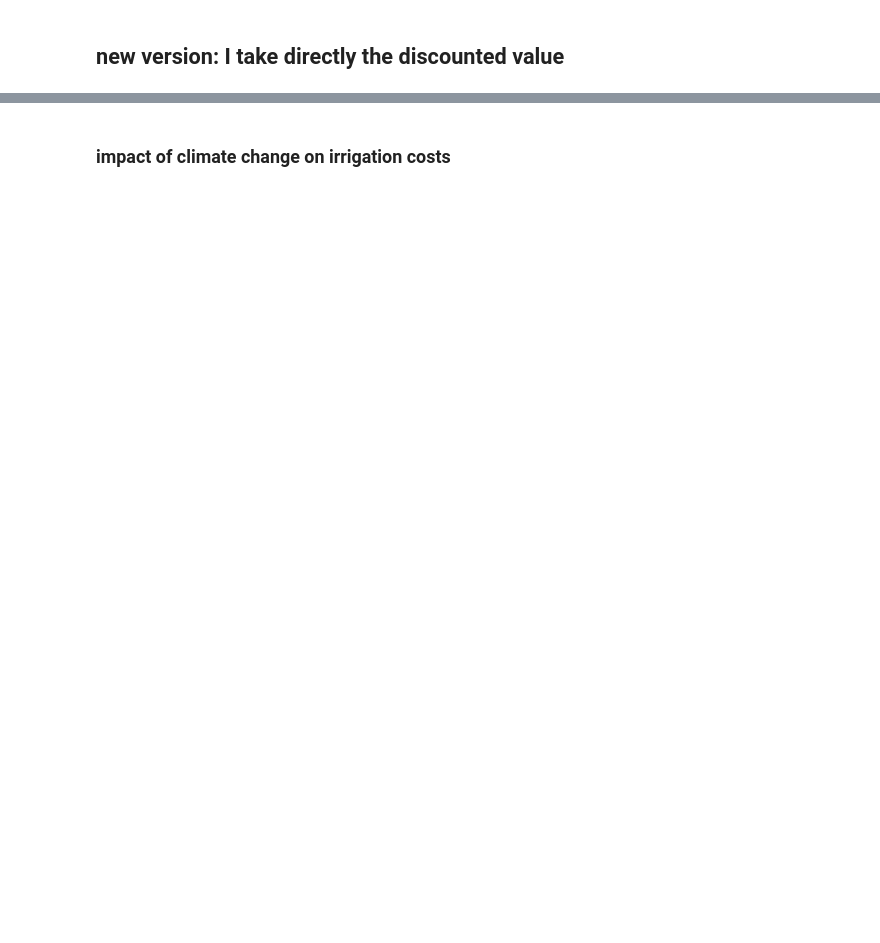
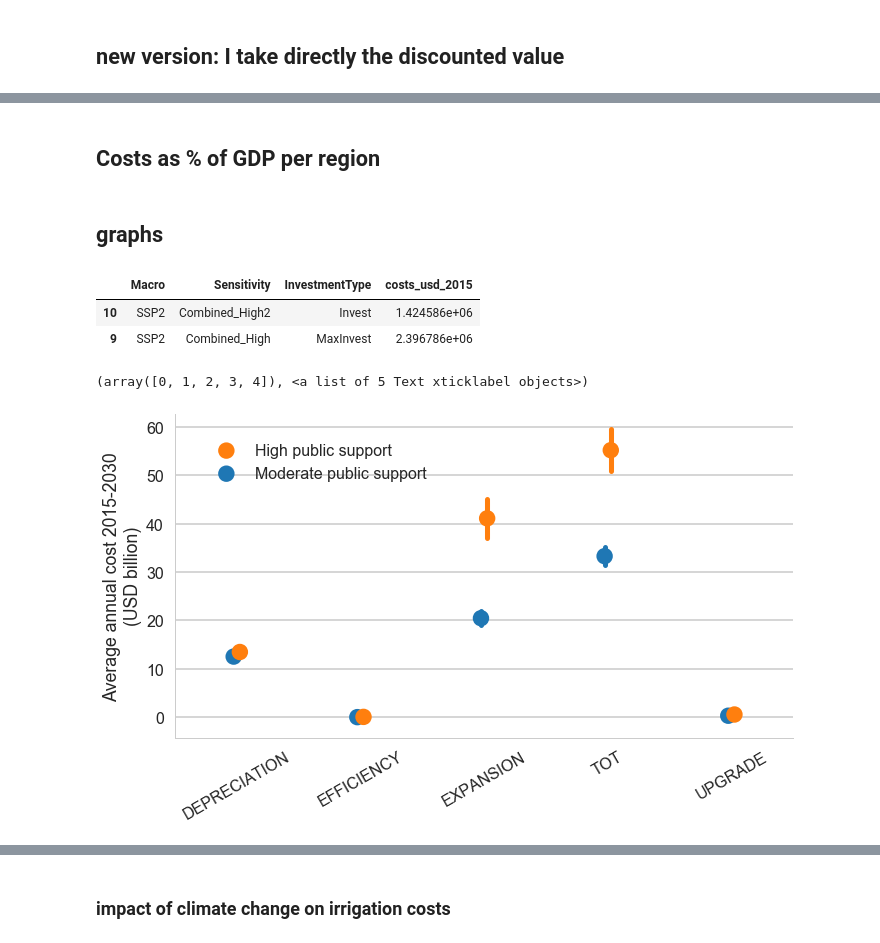
Before and after one commit to julierozenberg/infra_needs_analyses, a Jupyter notebook: iiasa_irrigation.ipynb, the cells around one changed output, grey strips where cells are left out. Saved outputs shown, nothing was run; the diff lists cells and outputs as text; code cells hidden in the pictures; blank space fills up the shorter version.

```diff
--- a/iiasa_irrigation.ipynb
+++ b/iiasa_irrigation.ipynb
@@ -196,0 +123,2 @@ toplot.loc[(toplot.InvestmentType=="ZeroInvest")&(toplot.percent2>0.1),:]
+# %%
+GDP_delfator = pd.read_excel(invfolder+"WDI - GDP Deflator.xlsx")
@@ -196,0 +132,6 @@ toplot.loc[(toplot.InvestmentType=="ZeroInvest")&(toplot.percent2>0.1),:]
+# %%
+costs_discounted_reg2_2030_defl = costs_discounted_reg2.unstack("Year")[2030].reset_index().merge(GDP_delfator.rename(columns={"Country Code": "Region"})[["Region","2005-2015"]],on="Region",how="left")
+# %%
+costs_discounted_reg2_2030_defl["costs_usd_2015"] = costs_discounted_reg2_2030_defl[2030]*(1+1/100*costs_discounted_reg2_2030_defl["2005-2015"])
+# %%
+costs_discounted_reg2_2030_defl = costs_discounted_reg2_2030_defl.set_index(["Item","Macro","Sensitivity","InvestmentType","Region"])["costs_usd_2015"]
@@ -196,0 +247,2 @@ toplot.loc[(toplot.InvestmentType=="ZeroInvest")&(toplot.percent2>0.1),:]
+# %% [markdown]
+## Costs as % of GDP per region
@@ -196,0 +251,2 @@ toplot.loc[(toplot.InvestmentType=="ZeroInvest")&(toplot.percent2>0.1),:]
+# %% [markdown]
+## graphs
@@ -196,0 +260,28 @@ toplot.loc[(toplot.InvestmentType=="ZeroInvest")&(toplot.percent2>0.1),:]
+# %%
+toplot.sample(2)
+# %% [output]
+|  | Macro | Sensitivity | InvestmentType | costs_usd_2015 |
+| 10 | SSP2 | Combined_High2 | Invest | 1.424586e+06 |
+| 9 | SSP2 | Combined_High | MaxInvest | 2.396786e+06 |
+# %%
+toplot = costs_discounted_reg2_2030_defl.drop(['Region AFR MaxInvest',\
+       'Region EAP MaxInvest', 'Region ECA MaxInvest',\
+       'Region LCR MaxInvest', 'Region MNA MaxInvest',\
+       'Region SAR MaxInvest'],level="Sensitivity").drop("ZeroInvest",level="InvestmentType")
+toplot = toplot.sum(level=['Item', 'Macro', 'Sensitivity','InvestmentType'])
+toplot = toplot.reset_index()
+
+toplot['costs_usd_2015'] = 1/1000*1/20*toplot['costs_usd_2015']
+
+toplot["InvestmentType"] = toplot["InvestmentType"].replace({"Invest":"Moderate public support","MaxInvest":"High public support"})
+
+g = sns.factorplot(x='Item',y='costs_usd_2015', hue='InvestmentType',data=toplot, kind="point",\
+                   dodge=True, size=6, aspect=1.7,\
+                  legend=False,join=False, ci="sd")
+
+g.set_axis_labels("", "Average annual cost 2015-2030\n(USD billion)")
+g.add_legend(title="",bbox_to_anchor=(0.35, 0.85), borderaxespad=0.)
+plt.xticks(rotation=30)
+# %% [output]
+(array([0, 1, 2, 3, 4]), <a list of 5 Text xticklabel objects>)
+[figure, added]
```
Also changed, not shown: parts of 65 cells of this notebook.
